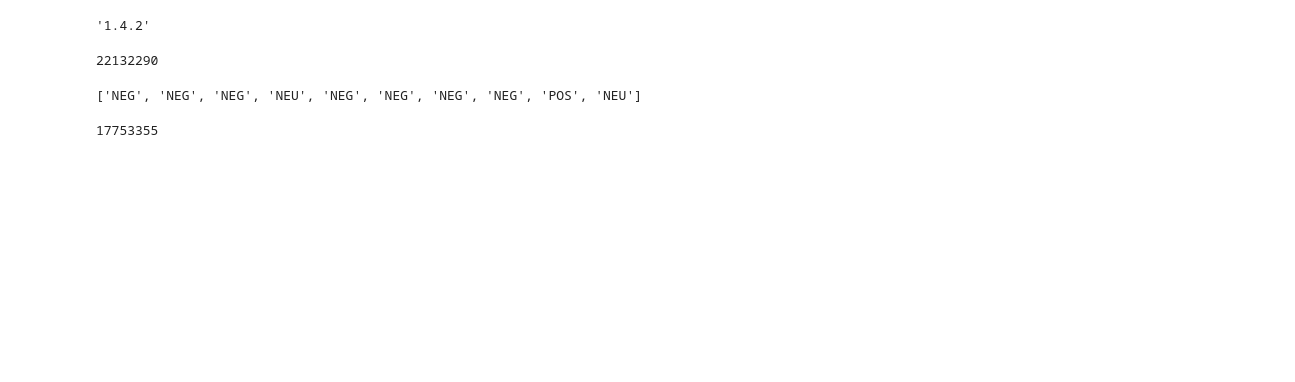
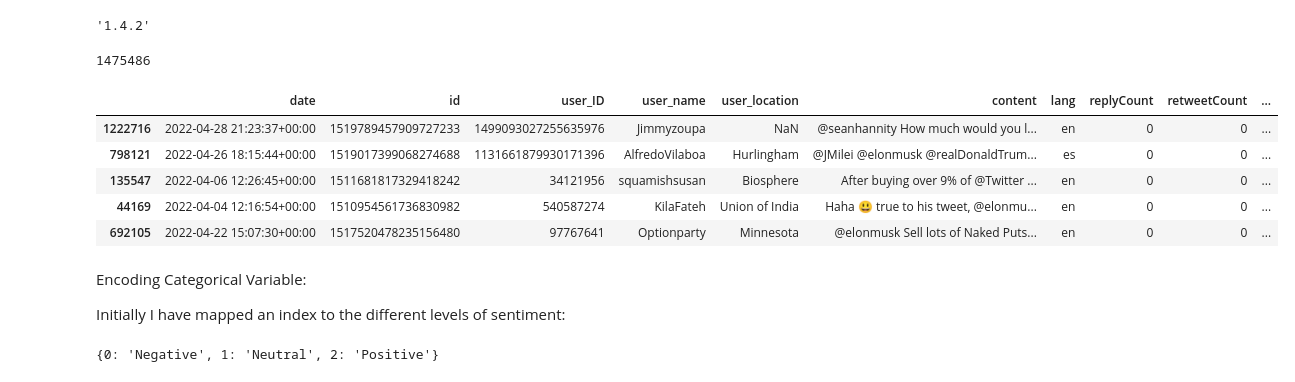
Before and after one commit to SmilodonCub/DATA620, a Jupyter notebook: Final_Project/Elongate_Sentiment_Analysis.ipynb, the cells around one changed output. Cells and saved outputs as stored; diff of their text form; code cells hidden in the pictures; blank space fills up the shorter version.

```diff
--- a/Final_Project/Elongate_Sentiment_Analysis.ipynb
+++ b/Final_Project/Elongate_Sentiment_Analysis.ipynb
@@ -90,20 +103,6 @@ pd.__version__
 # %%
 f3 = open('raw_data/elonmusktwitter_tweets_df.obj', 'rb')
 df3 = pickle.load(f3)
-df3.size
+df3.shape[0]
 # %% [output]
-22132290
+1475486
-# %%
-def analyze(content):
-  res = analyzer.predict(content)
-  return res.output
-
-df_sample = df2.sample(n=1000)
-df_sentiment = [analyze(x) for x in df_sample['content']]
-df_sentiment[:10]
-# %% [output]
-['NEG', 'NEG', 'NEG', 'NEU', 'NEG', 'NEG', 'NEG', 'NEG', 'POS', 'NEU']
-# %%
-df2.size
-# %% [output]
-17753355
@@ -109,0 +123,12 @@ df2.size
+# %%
+
+regular_df_sample = regular_df.sample(n=10000)
+elongate_df_sample = elongate_df.sample(n=10000)
+regular_df_sample.head(5)
+# %% [output]
+|  | date | id | user_ID | user_name | user_location | content | lang | replyCount | retweetCount | ... |
+| 1222716 | 2022-04-28 21:23:37+00:00 | 1519789457909727233 | 1499093027255635976 | Jimmyzoupa | NaN | @seanhannity How much would you l... | en | 0 | 0 | ... |
+| 798121 | 2022-04-26 18:15:44+00:00 | 1519017399068274688 | 1131661879930171396 | AlfredoVilaboa | Hurlingham | @JMilei @elonmusk @realDonaldTrum... | es | 0 | 0 | ... |
+| 135547 | 2022-04-06 12:26:45+00:00 | 1511681817329418242 | 34121956 | squamishsusan | Biosphere | After buying over 9% of @Twitter ... | en | 0 | 0 | ... |
+| 44169 | 2022-04-04 12:16:54+00:00 | 1510954561736830982 | 540587274 | KilaFateh | Union of India | Haha 😃 true to his tweet, @elonmu... | en | 0 | 0 | ... |
+| 692105 | 2022-04-22 15:07:30+00:00 | 1517520478235156480 | 97767641 | Optionparty | Minnesota | @elonmusk Sell lots of Naked Puts... | en | 0 | 0 | ... |
@@ -109,0 +148,12 @@ df2.size
+# %% [markdown]
+Encoding Categorical Variable:
+
+Initially I have mapped an index to the different levels of sentiment:
+# %%
+from sklearn.preprocessing import LabelEncoder
+lbl = LabelEncoder()
+pred_lbl = lbl.fit_transform(regular_df_sentiment)
+mappings = {index: label for index, label in enumerate(lbl.classes_)}
+mappings
+# %% [output]
+{0: 'Negative', 1: 'Neutral', 2: 'Positive'}
```
Also changed, not shown: parts of 19 cells of this notebook, 2 other files.
